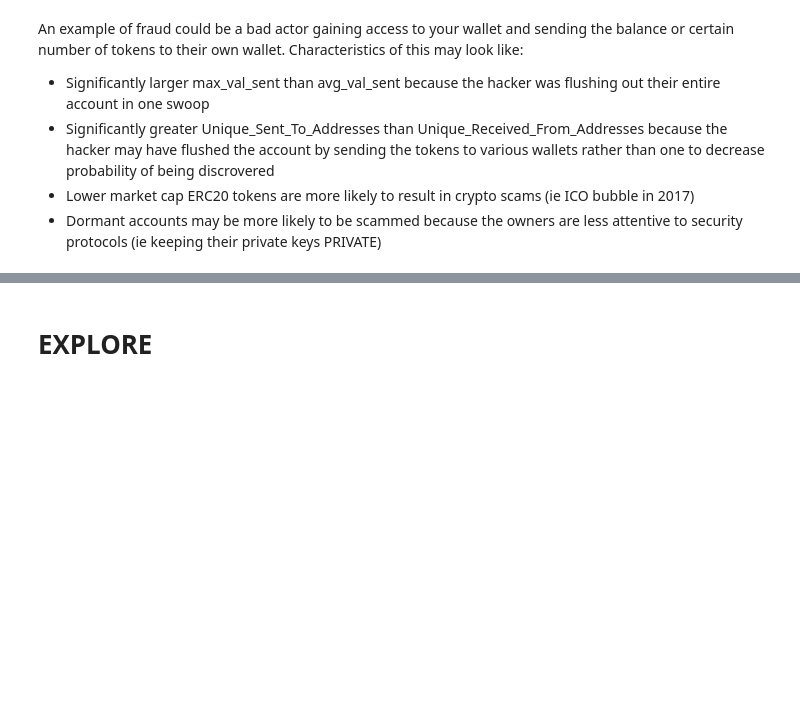
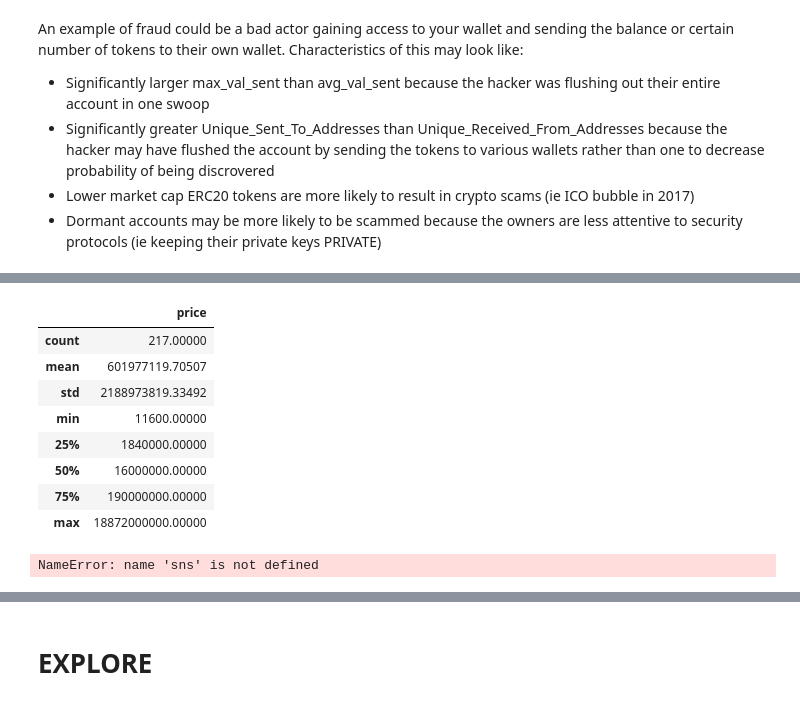
Before and after one commit to kuninethan95/OSEMN, a Jupyter notebook: index_OSEMN.ipynb, the cells around one changed output, grey strips where cells are left out. Drawn from its saved outputs; the diff is of its cells as text; code cells hidden in the pictures; blank space fills up the shorter version.

```diff
--- a/index_OSEMN.ipynb
+++ b/index_OSEMN.ipynb
@@ -518,0 +612,20 @@ token_dict2 = {'Numeraire':330000000, 'Livepeer Token':809000000, 'XENON':1, 'EO
+# %%
+# Filter only coins that have listed market caps
+
+df_priced=df_all_coins[df_all_coins['price']>1]
+# %%
+df_priced.describe()
+# %% [output]
+|  | price |
+| count | 217.00000 |
+| mean | 601977119.70507 |
+| std | 2188973819.33492 |
+| min | 11600.00000 |
+| 25% | 1840000.00000 |
+| 50% | 16000000.00000 |
+| 75% | 190000000.00000 |
+| max | 18872000000.00000 |
+# %%
+sns.boxplot(data=df_priced, x='price')
+# %% [output]
+NameError: name 'sns' is not defined
```
Also changed, not shown: parts of 34 cells of this notebook.
